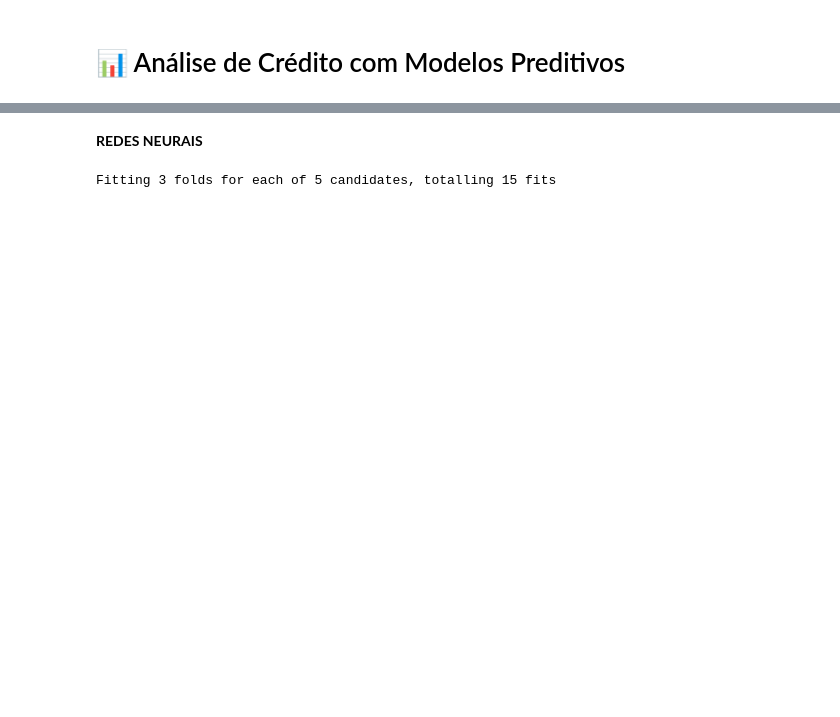
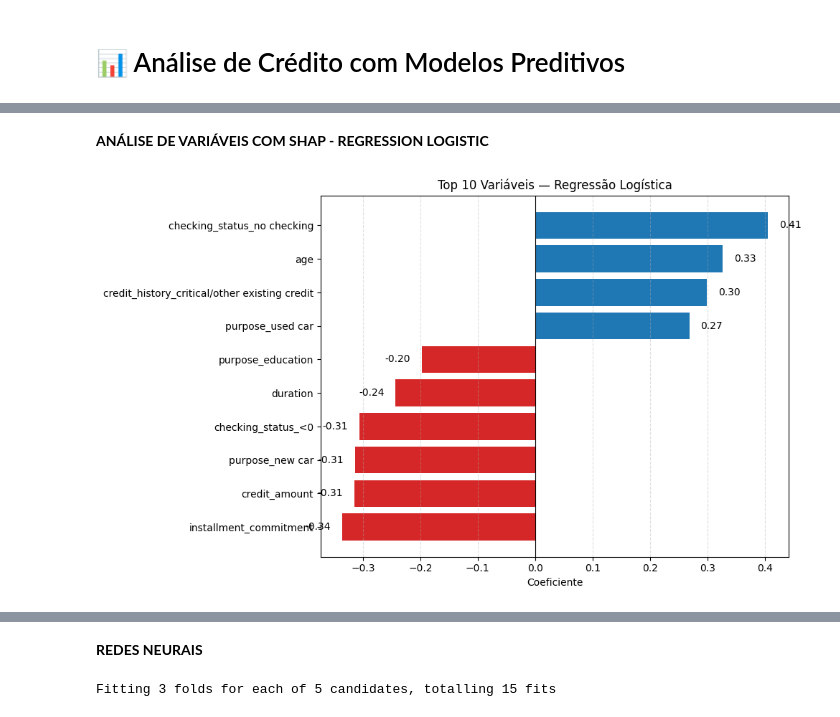
Before and after one commit to wallingson12/ML_analise_credito, a Jupyter notebook: Análise de crédito - trabalho.ipynb, the cells around one changed output, grey strips where cells are left out. Drawn from its saved outputs; the diff is of its cells as text; code cells hidden in the pictures; blank space fills up the shorter version.

Commit message:
Corrigindo os gráficos

```diff
--- a/Análise de crédito - trabalho.ipynb
+++ b/Análise de crédito - trabalho.ipynb
@@ -187,0 +237,73 @@ Para responder a essas perguntas, seguimos três etapas principais:
+# %% [markdown]
+**ANÁLISE DE VARIÁVEIS COM SHAP - REGRESSION LOGISTIC**
+# %%
+import matplotlib.pyplot as plt
+import pandas as pd
+import numpy as np
+
+# Coeficientes
+coef = logistic_model.coef_[0]
+features = X.columns
+
+# DataFrame completo
+coef_df = pd.DataFrame({
+    'Variável': features,
+    'Coeficiente': coef
+})
+
+# Importância absoluta
+coef_df['Importância (abs)'] = coef_df['Coeficiente'].abs()
+
+# =====================
+# 📊 GRÁFICO — TOP 10
+# =====================
+top10 = (
+    coef_df
+    .sort_values(by='Importância (abs)', ascending=False)
+    .head(10)
+    .sort_values(by='Coeficiente')
+)
+
+colors = top10['Coeficiente'].apply(
+    lambda x: '#1f77b4' if x > 0 else '#d62728'
+)
+
+plt.figure(figsize=(10, 6))
+bars = plt.barh(
+    top10['Variável'],
+    top10['Coeficiente'],
+    color=colors
+)
+
+plt.axvline(0, color='black', linewidth=0.8)
+plt.xlabel('Coeficiente')
+plt.title('Top 10 Variáveis — Regressão Logística')
+plt.grid(axis='x', linestyle='--', alpha=0.4)
+
+for bar in bars:
+    width = bar.get_width()
+    plt.text(
+        width + np.sign(width) * 0.02,
+        bar.get_y() + bar.get_height() / 2,
+        f'{width:.2f}',
+        va='center',
+        ha='left' if width > 0 else 'right'
+    )
+
+plt.tight_layout()
+plt.show()
+
+
+# =====================
+# 📋 PRINT — TODAS
+# =====================
+print('\nIMPORTÂNCIA DAS VARIÁVEIS (ORDENADO)\n')
+print(
+    coef_df
+    .sort_values(by='Importância (abs)', ascending=False)
+    .assign(Coeficiente=lambda x: x['Coeficiente'].round(5))
+    [['Variável', 'Coeficiente', 'Importância (abs)']]
+    .to_string(index=False)
+)
+# %% [output]
+[figure, added]
```
Also changed, not shown: parts of 28 cells of this notebook.
